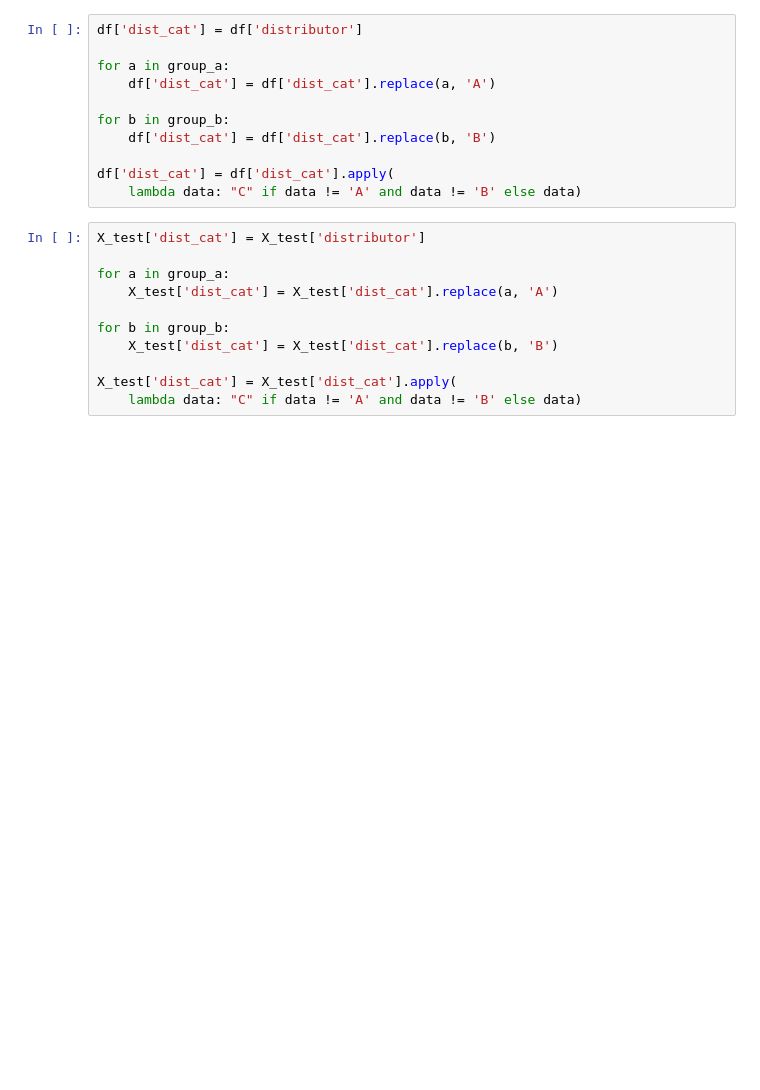
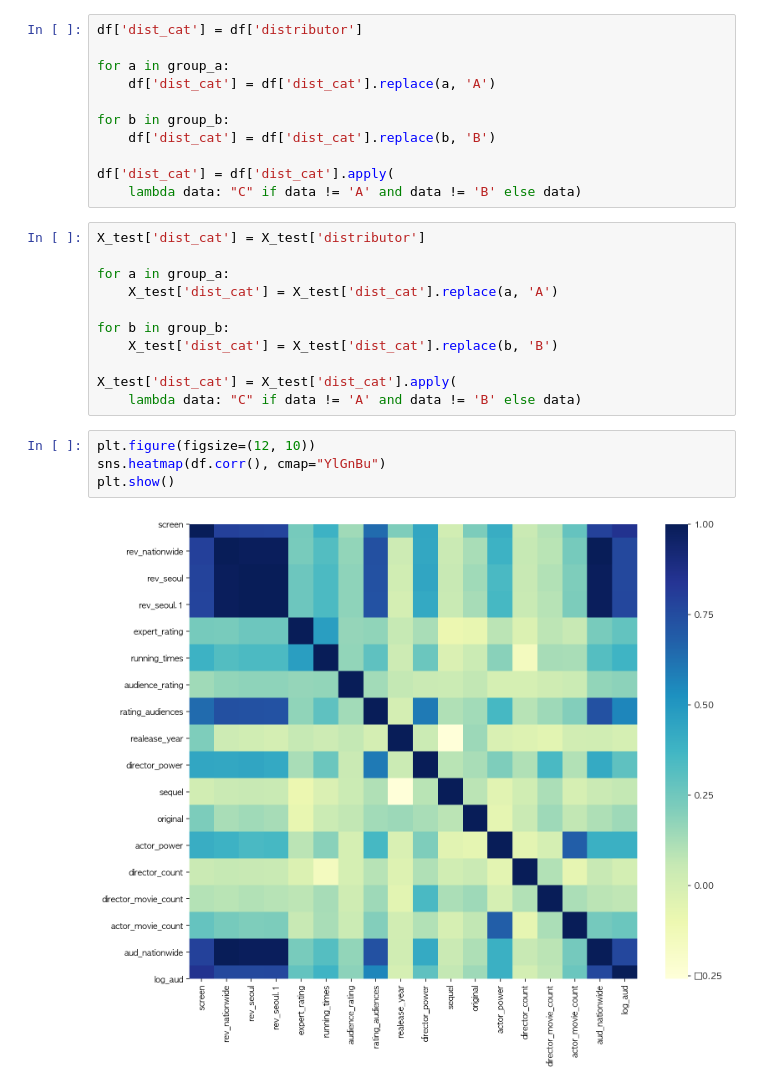
Before and after one commit to yeejun007/linear_regression_project, a Jupyter notebook: yeejun/OLS/OLS_test_07.ipynb, the cells around one changed output. Saved outputs shown, nothing was run; the diff lists cells and outputs as text; blank space fills up the shorter version.

```diff
--- a/yeejun/OLS/OLS_test_07.ipynb
+++ b/yeejun/OLS/OLS_test_07.ipynb
@@ -97,3 +97,9 @@ for b in group_b:
 
 X_test['dist_cat'] = X_test['dist_cat'].apply(
     lambda data: "C" if data != 'A' and data != 'B' else data)
+# %%
+plt.figure(figsize=(12, 10))
+sns.heatmap(df.corr(), cmap="YlGnBu")
+plt.show()
+# %% [output]
+[figure, added]
```
Also changed, not shown: 5 other files.
